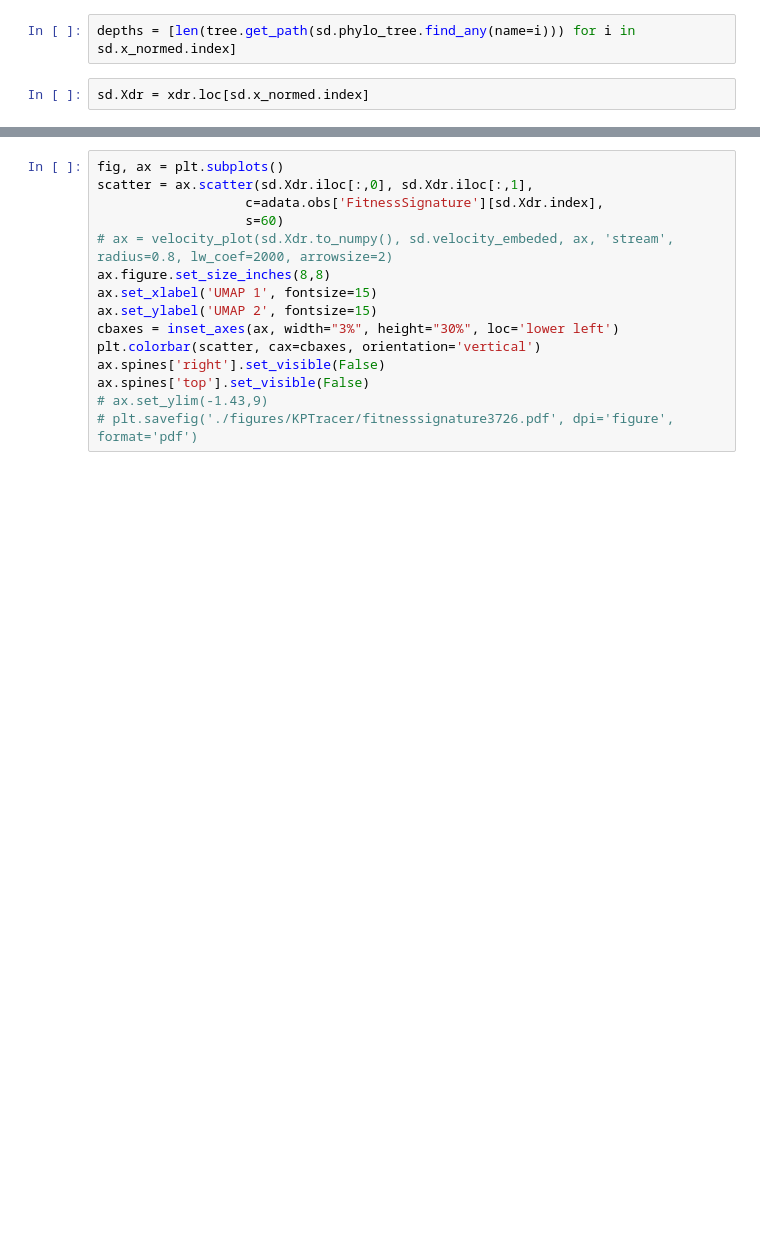
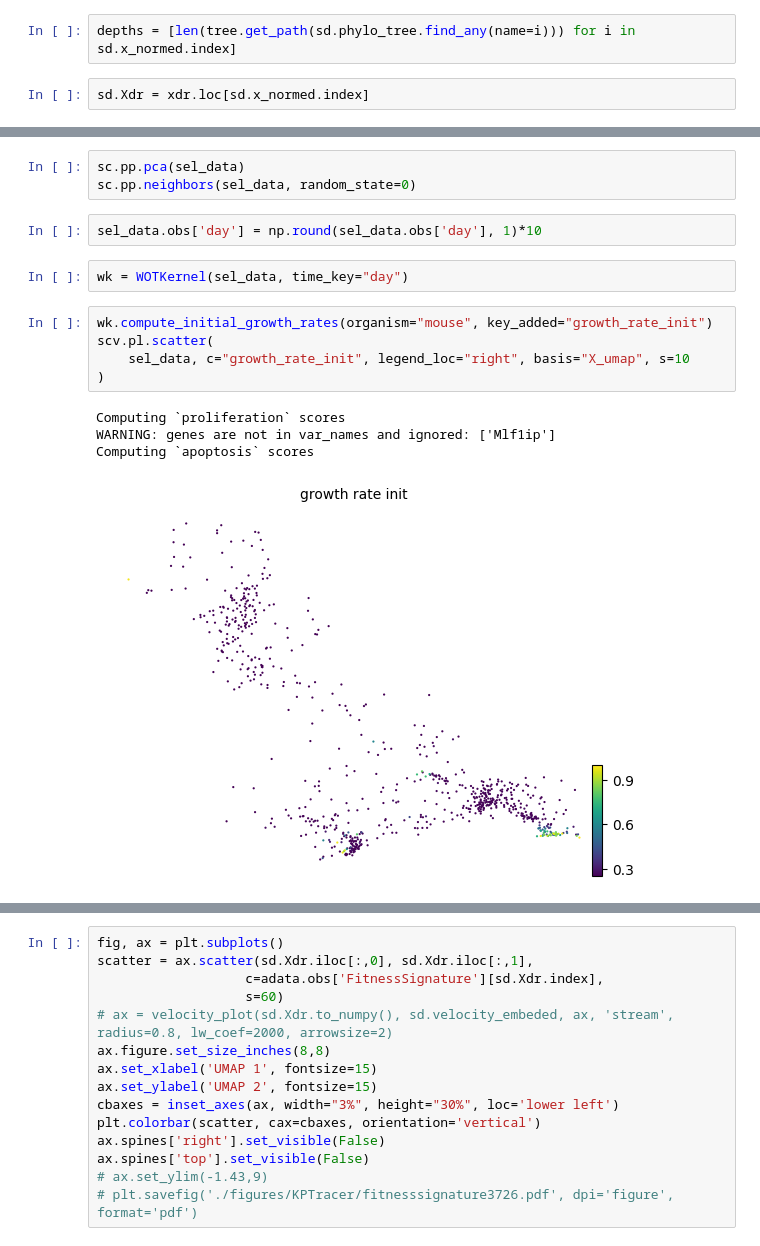
Before and after one commit to kunwang34/PhyloVelo, a Jupyter notebook: notebooks/KPTracer-3726-t1.ipynb, the cells around one changed output, grey strips where cells are left out. Saved outputs shown, nothing was run; the diff lists cells and outputs as text; blank space fills up the shorter version.

```diff
--- a/notebooks/KPTracer-3726-t1.ipynb
+++ b/notebooks/KPTracer-3726-t1.ipynb
@@ -101,0 +124,17 @@ Text(-6, 6, 'AT2-like')
+# %%
+sc.pp.pca(sel_data)
+sc.pp.neighbors(sel_data, random_state=0)
+# %%
+sel_data.obs['day'] = np.round(sel_data.obs['day'], 1)*10
+# %%
+wk = WOTKernel(sel_data, time_key="day")
+# %%
+wk.compute_initial_growth_rates(organism="mouse", key_added="growth_rate_init")
+scv.pl.scatter(
+    sel_data, c="growth_rate_init", legend_loc="right", basis="X_umap", s=10
+)
+# %% [output]
+Computing `proliferation` scores
+WARNING: genes are not in var_names and ignored: ['Mlf1ip']
+Computing `apoptosis` scores
+[figure, added]
```
Also changed, not shown: parts of 23 cells of this notebook, 21 other files.
